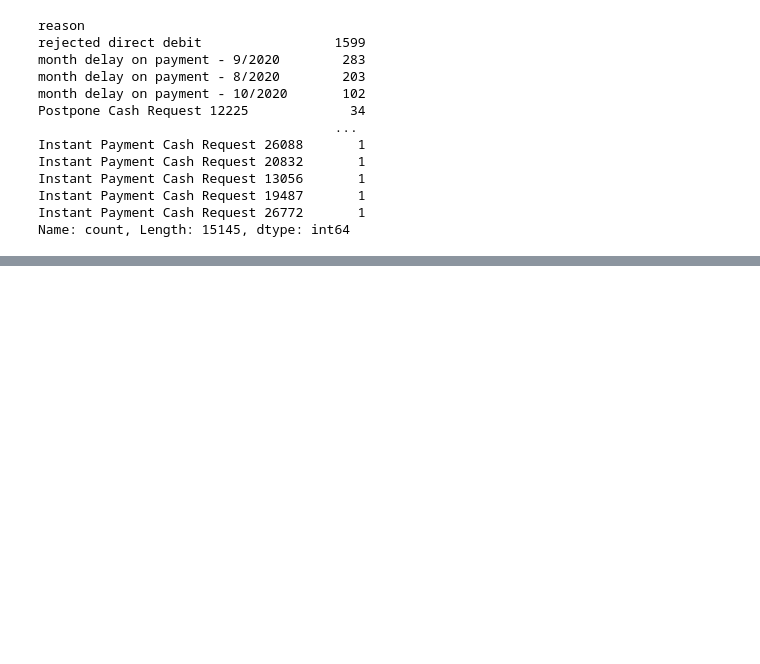
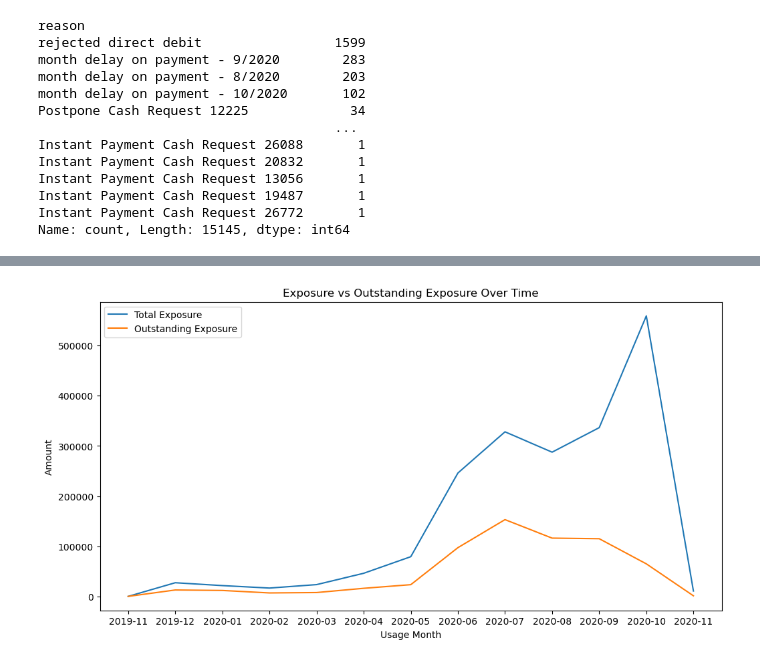
Before and after one commit to AnastasiaSamoylova92/project-ironhack-payments-en, a Jupyter notebook: Ironhack_Payments_team_GREEN.ipynb, the cells around one changed output, grey strips where cells are left out. Cells and saved outputs as stored; diff of their text form; code cells hidden in the pictures; blank space fills up the shorter version.

```diff
--- a/Ironhack_Payments_team_GREEN.ipynb
+++ b/Ironhack_Payments_team_GREEN.ipynb
@@ -393,0 +315,10 @@ Name: count, Length: 15145, dtype: int64
+# %%
+# STATISTICS per usage month
+statistics_per_usage_month = cash_request.groupby(["usage_month"]).agg({"amount":"sum", "id" : "count", "time_to_reimburse" : "sum", "reimbursed_amount" : "sum"}).reset_index()
+statistics_per_usage_month = statistics_per_usage_month.rename(columns={"id" : "count_CR", "amount" : "exposure"})
+statistics_per_usage_month["AVG_CR"] = statistics_per_usage_month["exposure"] / statistics_per_usage_month["count_CR"]
+statistics_per_usage_month["recovery_rate"] =  statistics_per_usage_month["reimbursed_amount"]  / statistics_per_usage_month["exposure"]
+statistics_per_usage_month["outstanding_exposure"] = statistics_per_usage_month["exposure"] - statistics_per_usage_month["reimbursed_amount"]
+#statistics_per_usage_month["AVG_time_to_reimburse"] = statistics_per_usage_month["time_to_reimburse"] / statistics_per_usage_month["count_CR"]
+
+statistics_per_usage_month
@@ -393,0 +340,17 @@ Name: count, Length: 15145, dtype: int64
+# %%
+plt.figure(figsize=(12, 6))
+
+statistics_per_usage_month["usage_month"] = statistics_per_usage_month["usage_month"].astype(str)
+plt.plot(statistics_per_usage_month["usage_month"], statistics_per_usage_month["exposure"], label="Total Exposure")
+plt.plot(statistics_per_usage_month["usage_month"], statistics_per_usage_month["outstanding_exposure"], label="Outstanding Exposure")
+
+plt.title("Exposure vs Outstanding Exposure Over Time")
+plt.xlabel("Usage Month")
+plt.ylabel("Amount")
+plt.xticks()
+plt.legend()
+plt.show()
+
+#analysis: customers are paying back what they borrowed - even as lending increases >> good signal of repayment behavior and credit portfolio health
+# %% [output]
+[figure, added]
```
Also changed, not shown: parts of 27 cells of this notebook.
